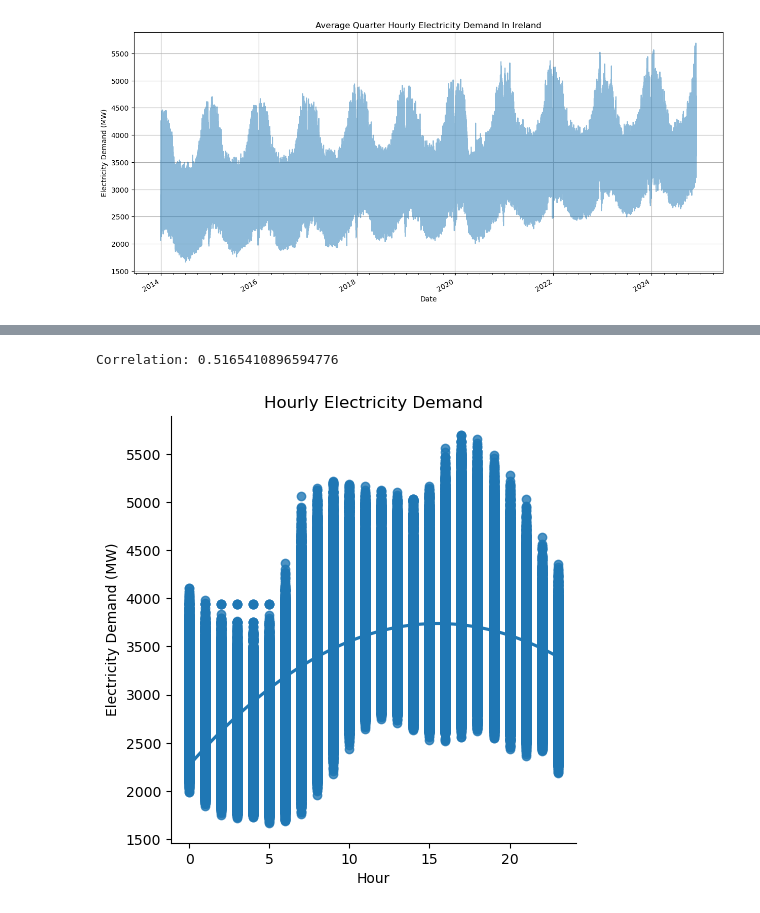
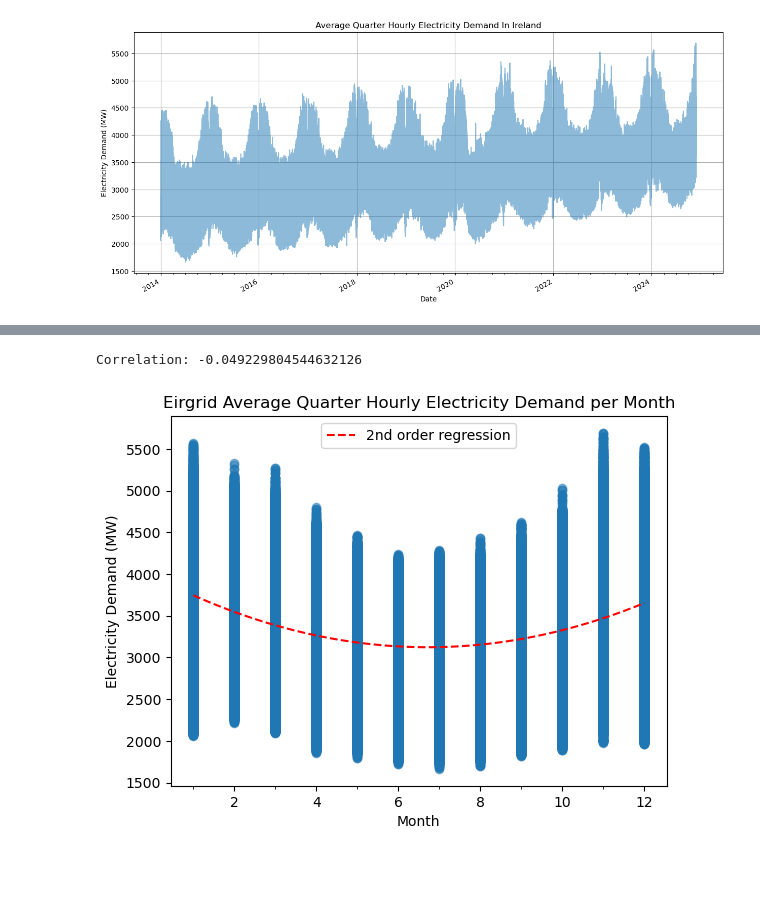
Before and after one commit to eoghanpw/PFDA-project, a Jupyter notebook: this_is_the_project.ipynb, the cells around one changed output, grey strips where cells are left out. Drawn from its saved outputs; the diff is of its cells as text; code cells hidden in the pictures; blank space fills up the shorter version.

```diff
--- a/this_is_the_project.ipynb
+++ b/this_is_the_project.ipynb
@@ -377,18 +387,38 @@ Correlation: -0.049229804544632126
-# %%
-# Let's check if any correlation between the hour and the electricity demand.
-
-# Correlation between electricity generated and hour.
-corr_elec_hour = eirgrid_df['hour'].corr(eirgrid_df['IE Demand'])
-print(f'Correlation: {corr_elec_hour}')
-
-# Plot the monthly wind speed and add a regression line.
-title = "Hourly Electricity Demand"
-xlabel = "Hour"
-ylabel = "Electricity Demand (MW)"
-
-sns.lmplot(data=eirgrid_df, x='hour', y='IE Demand', order=2).set(title=title, xlabel=xlabel, ylabel=ylabel)
-
-plt.show()
-# %% [output]
-Correlation: 0.5165410896594776
-[figure, removed]
+# %%
+# Let's check if any correlation between the month and the electricity demand.
+
+# Correlation between electricity demand and month.
+corr_elec_month = eirgrid_df['month'].corr(eirgrid_df['IE Demand'])
+print(f'Correlation: {corr_elec_month}')
+
+# Plot the electricity demand.
+fig, ax = plt.subplots()
+
+x = eirgrid_df['month']
+y = eirgrid_df['IE Demand']
+
+ax.scatter(x, y, color='tab:blue', alpha=0.5)
+
+# Fit a 2nd order polynomial to the data
+# https://numpy.org/doc/stable/reference/generated/numpy.polyfit.html
+coefficients = np.polyfit(x, y, 2)
+polynomial = np.poly1d(coefficients)
+
+# Generate x values for the regression line.
+x_reg = np.linspace(min(x), max(x))
+y_reg = polynomial(x_reg)
+
+# Plot the regression line.
+ax.plot(x_reg, y_reg, 'r--', label='2nd order regression')
+
+ax.xaxis.set_minor_locator(AutoMinorLocator(2))
+ax.set_xlabel('Month')
+ax.set_ylabel('Electricity Demand (MW)')
+ax.set_title('Eirgrid Average Quarter Hourly Electricity Demand per Month')
+
+ax.legend(loc=9)
+# Show plot.
+plt.show()
+# %% [output]
+Correlation: -0.049229804544632126
+[figure, added]
```
Also changed, not shown: parts of 9 cells of this notebook, 1 other file.
